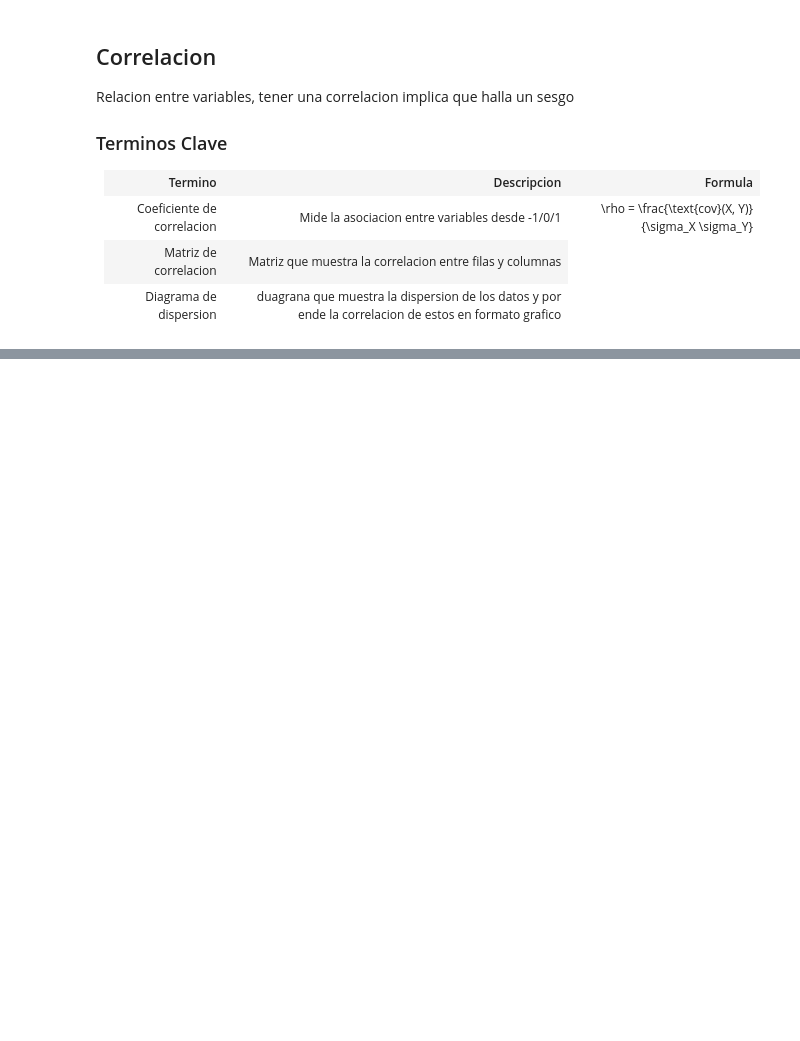
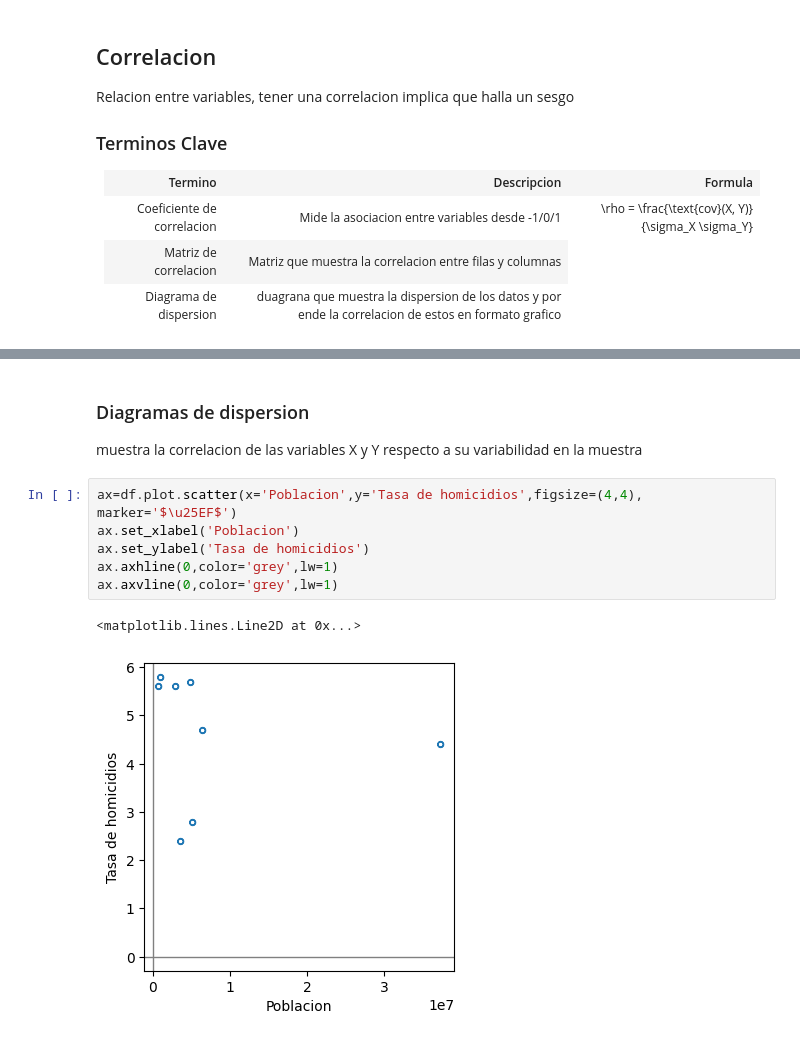
Before and after one commit to anfisbena/EstadisticaPracticaParaCienciaDeDatos, a Jupyter notebook: libro.ipynb, the cells around one changed output, grey strips where cells are left out. Saved outputs shown, nothing was run; the diff lists cells and outputs as text; blank space fills up the shorter version.

```diff
--- a/libro.ipynb
+++ b/libro.ipynb
@@ -384,0 +408,13 @@ Relacion entre variables, tener una correlacion implica que halla un sesgo
+# %% [markdown]
+<h3>Diagramas de dispersion</h3>
+
+muestra la correlacion de las variables X y Y respecto a su variabilidad en la muestra
+# %%
+ax=df.plot.scatter(x='Poblacion',y='Tasa de homicidios',figsize=(4,4), marker='$\u25EF$')
+ax.set_xlabel('Poblacion')
+ax.set_ylabel('Tasa de homicidios')
+ax.axhline(0,color='grey',lw=1)
+ax.axvline(0,color='grey',lw=1)
+# %% [output]
+<matplotlib.lines.Line2D at 0x...>
+[figure, added]
```
Also changed, not shown: parts of 2 cells of this notebook.
